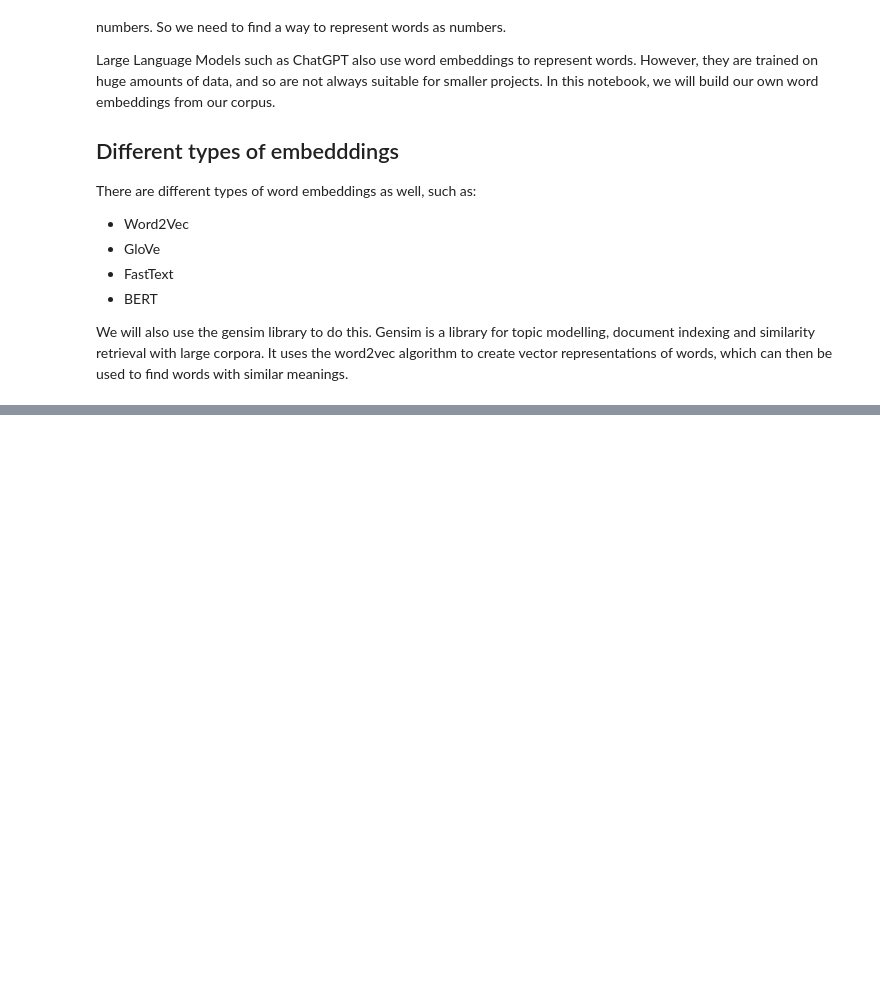
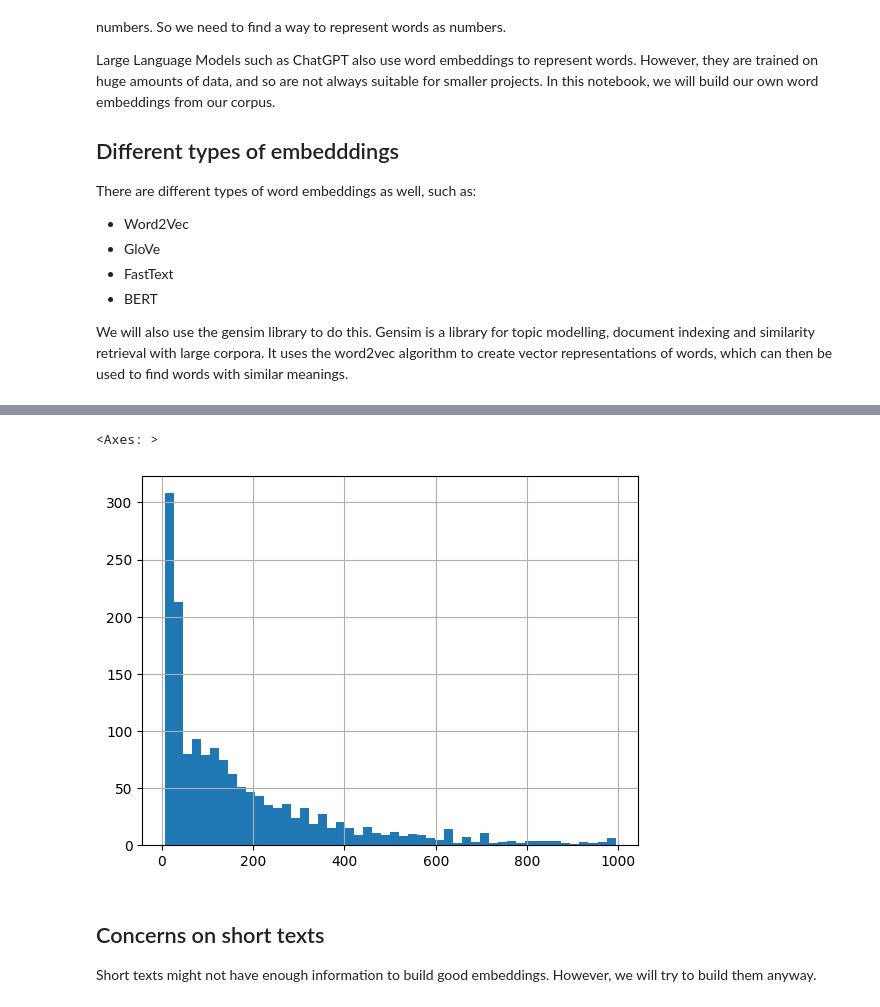
Before and after one commit to ValRCS/BSSDH_2023_workshop, a Jupyter notebook: notebooks/day1_part3_embeddings.ipynb, the cells around one changed output, grey strips where cells are left out. Saved outputs shown, nothing was run; the diff lists cells and outputs as text; code cells hidden in the pictures; blank space fills up the shorter version.

```diff
--- a/notebooks/day1_part3_embeddings.ipynb
+++ b/notebooks/day1_part3_embeddings.ipynb
@@ -25,0 +129,13 @@ There are different types of word embeddings as well, such as:
+# %%
+# again we can see that most of the documents are short
+# certainly Justice in England was swift and brutal
+
+# let's see distribution among shorter documents of less than 1000 words
+df[df.word_count_cleaned < 1000].word_count_cleaned.hist(bins=50)
+# %% [output]
+<Axes: >
+[figure, added]
+# %% [markdown]
+## Concerns on short texts
+
+Short texts might not have enough information to build good embeddings. However, we will try to build them anyway.
```
Also changed, not shown: parts of 10 cells of this notebook.
